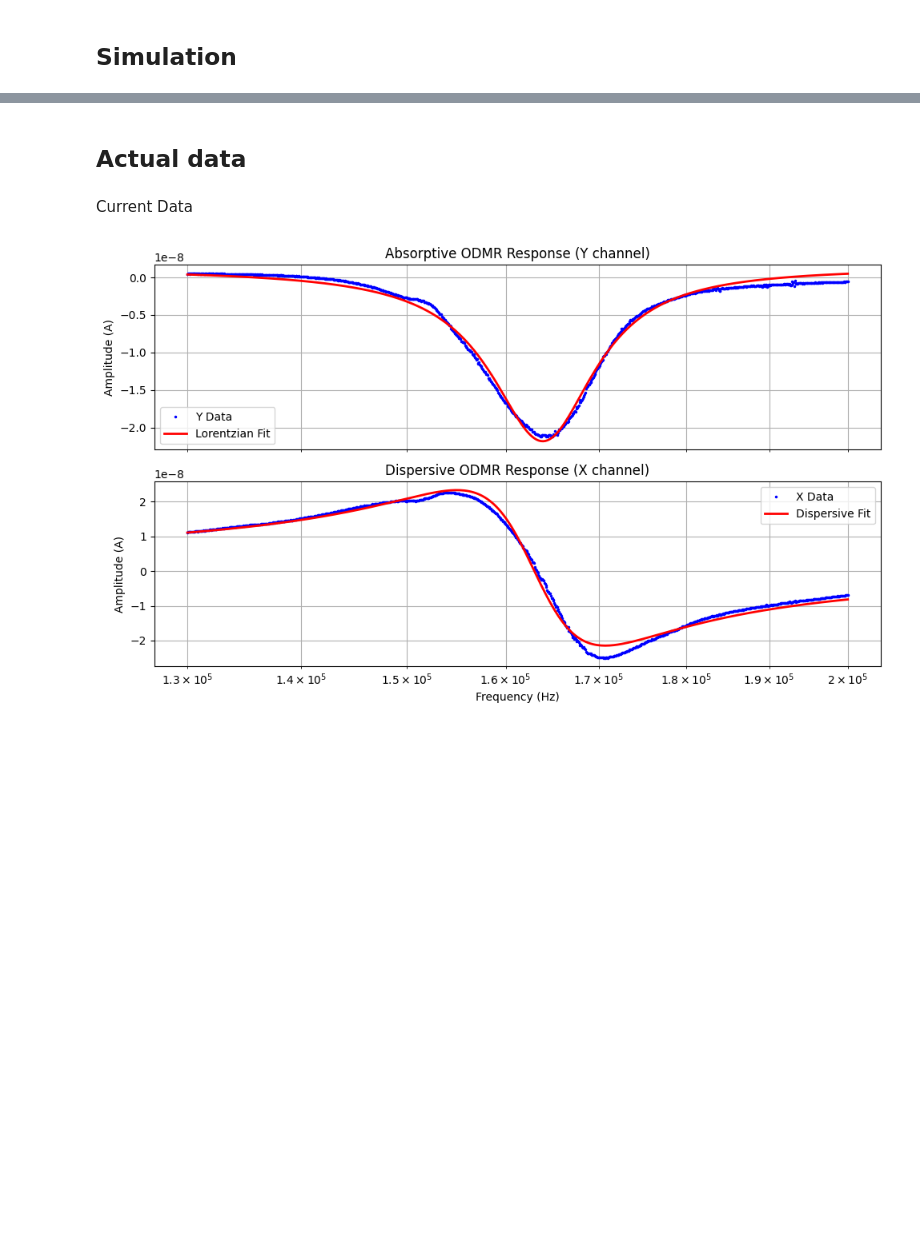
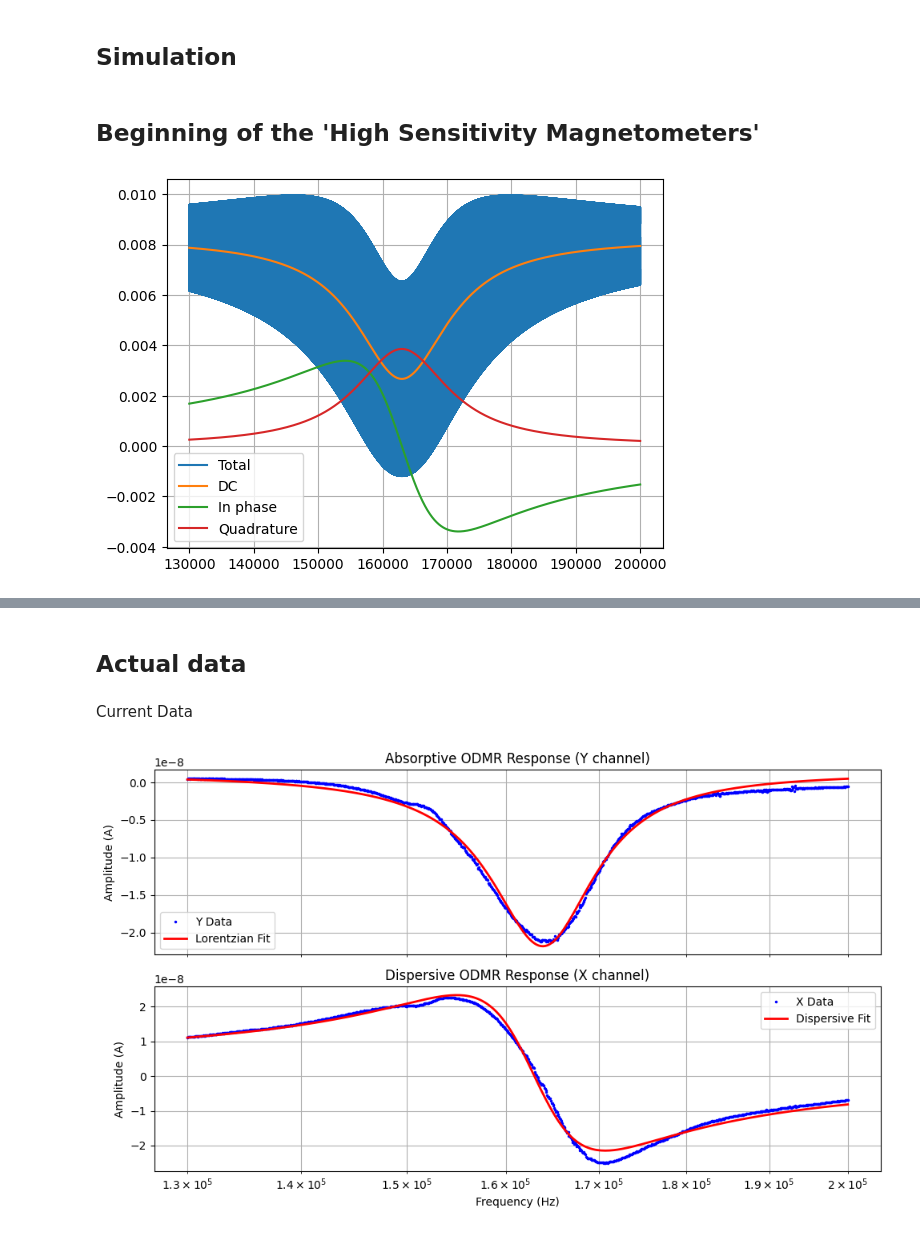
Before and after one commit to GuillaumeCLEMENT314/FHNW-, a Jupyter notebook: Experiment_vs_Simulation.ipynb, the cells around one changed output, grey strips where cells are left out. Drawn from its saved outputs; the diff is of its cells as text; code cells hidden in the pictures; blank space fills up the shorter version.

Commit message:
adding model from High sensitivity Magnetometers

```diff
--- a/Experiment_vs_Simulation.ipynb
+++ b/Experiment_vs_Simulation.ipynb
@@ -83,0 +108,2 @@ def compute_M_pump(t, R_op_val, M0, delta, theta, Gamma, omega, omega_0):
+# %% [markdown]
+## Beginning of the 'High Sensitivity Magnetometers'
@@ -83,0 +177,11 @@ def compute_M_pump(t, R_op_val, M0, delta, theta, Gamma, omega, omega_0):
+# %%
+plt.clf()
+plt.plot(omega,signal, label='Total')
+plt.plot(omega, signal_DC, label ='DC')
+plt.plot(omega, signal_IP, label='In phase')
+plt.plot(omega, signal_QU, label = 'Quadrature')
+plt.legend()
+plt.grid(True, which='both')
+plt.show()
+# %% [output]
+[figure, added]
```
Also changed, not shown: parts of 39 cells of this notebook, 2 other files.
